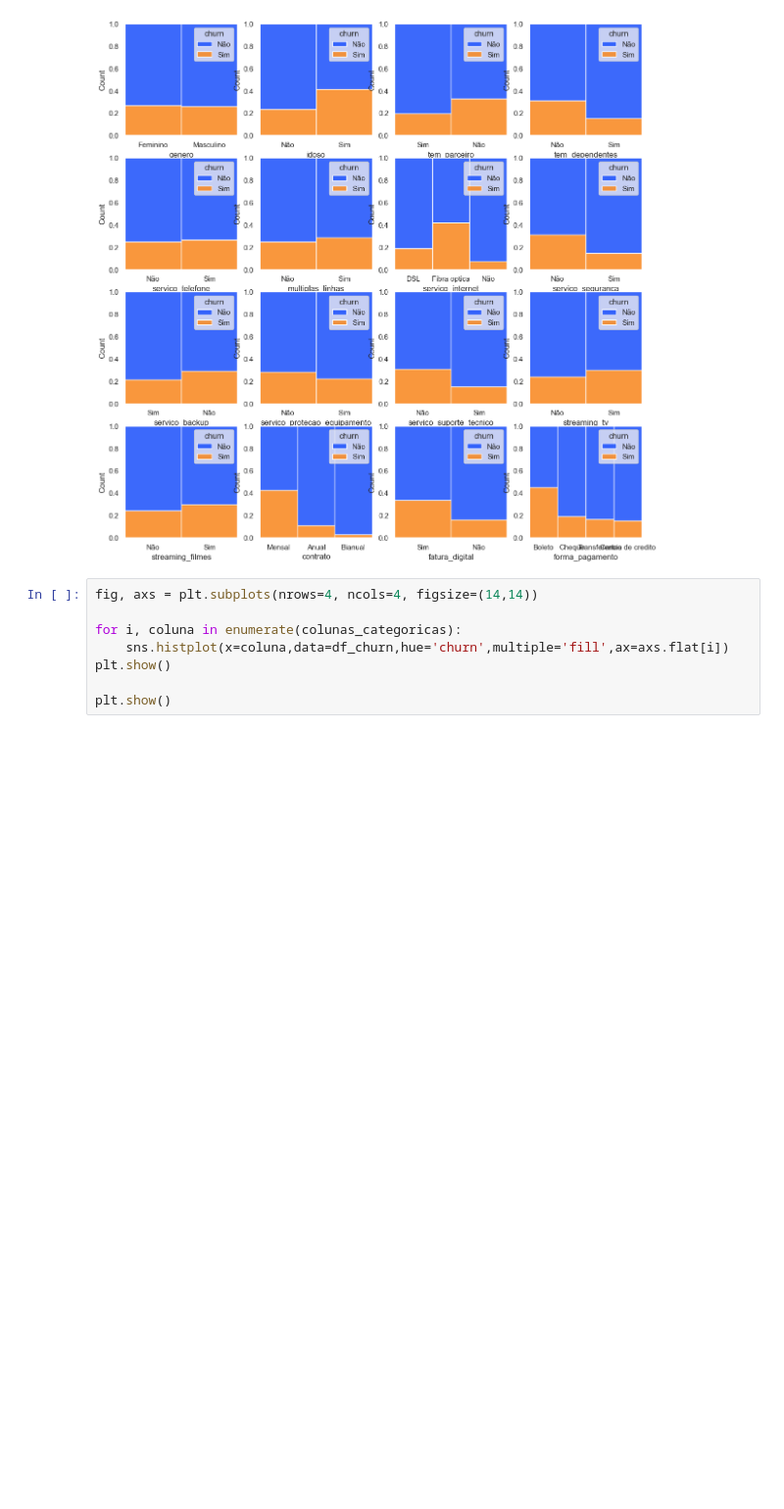
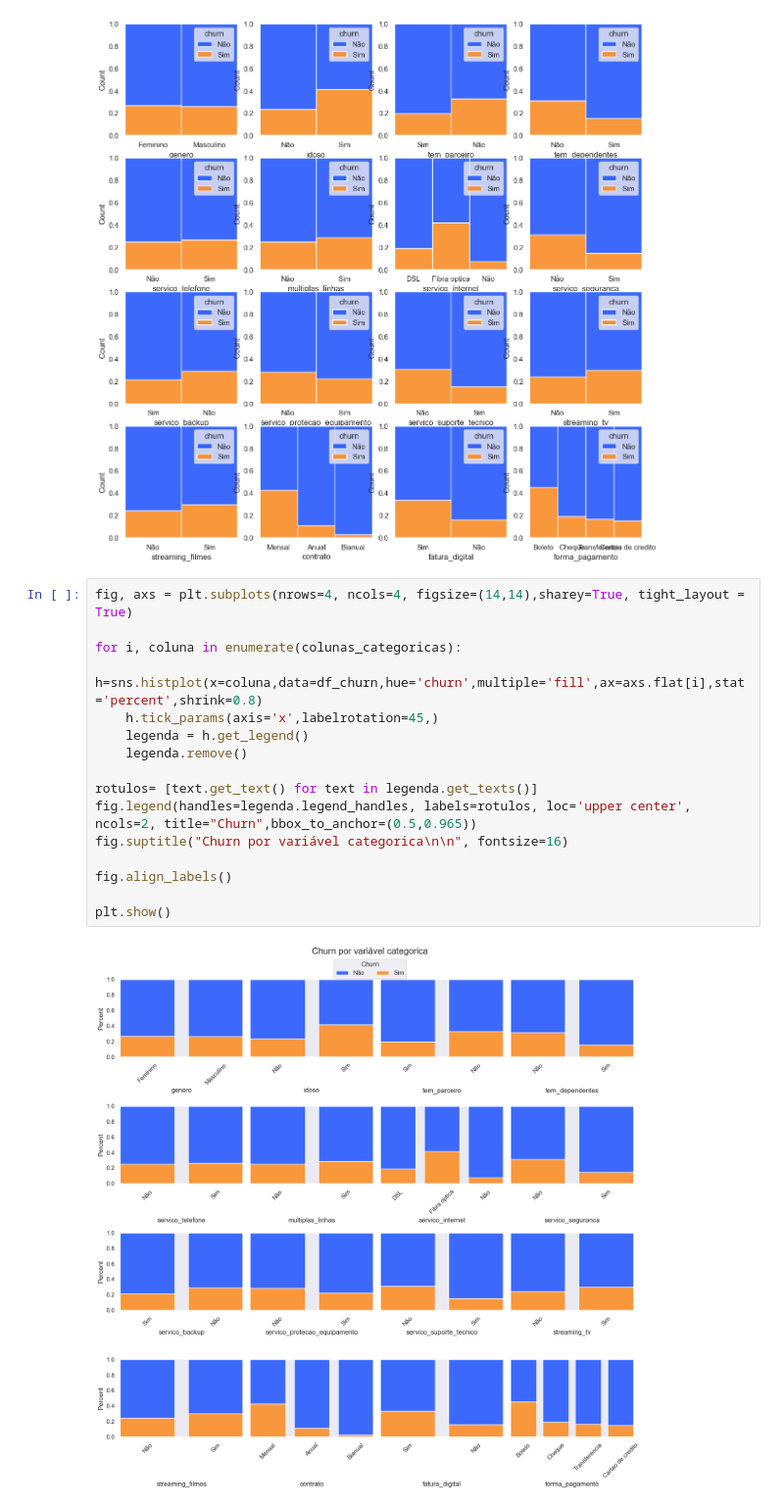
Before and after one commit to kiwsley/ciencia_de_dados, a Jupyter notebook: matplotlib_Searborn/introseabornpandas.ipynb, the cells around one changed output. Shown at 98% size. Cells and saved outputs as stored; diff of their text form; blank space fills up the shorter version.

```diff
--- a/matplotlib_Searborn/introseabornpandas.ipynb
+++ b/matplotlib_Searborn/introseabornpandas.ipynb
@@ -259,10 +259,20 @@ plt.show()
 # %% [output]
 [figure]
 # %%
-fig, axs = plt.subplots(nrows=4, ncols=4, figsize=(14,14))
+fig, axs = plt.subplots(nrows=4, ncols=4, figsize=(14,14),sharey=True, tight_layout = True)
 
 for i, coluna in enumerate(colunas_categoricas):
-    sns.histplot(x=coluna,data=df_churn,hue='churn',multiple='fill',ax=axs.flat[i])
-plt.show()
+    h=sns.histplot(x=coluna,data=df_churn,hue='churn',multiple='fill',ax=axs.flat[i],stat='percent',shrink=0.8)
+    h.tick_params(axis='x',labelrotation=45,)
+    legenda = h.get_legend()
+    legenda.remove()
+
+rotulos= [text.get_text() for text in legenda.get_texts()]
+fig.legend(handles=legenda.legend_handles, labels=rotulos, loc='upper center', ncols=2, title="Churn",bbox_to_anchor=(0.5,0.965))
+fig.suptitle("Churn por variável categorica\n\n", fontsize=16)
+
+fig.align_labels()
 
 plt.show()
+# %% [output]
+[figure, added]
```
Also changed, not shown: parts of 9 cells of this notebook.
